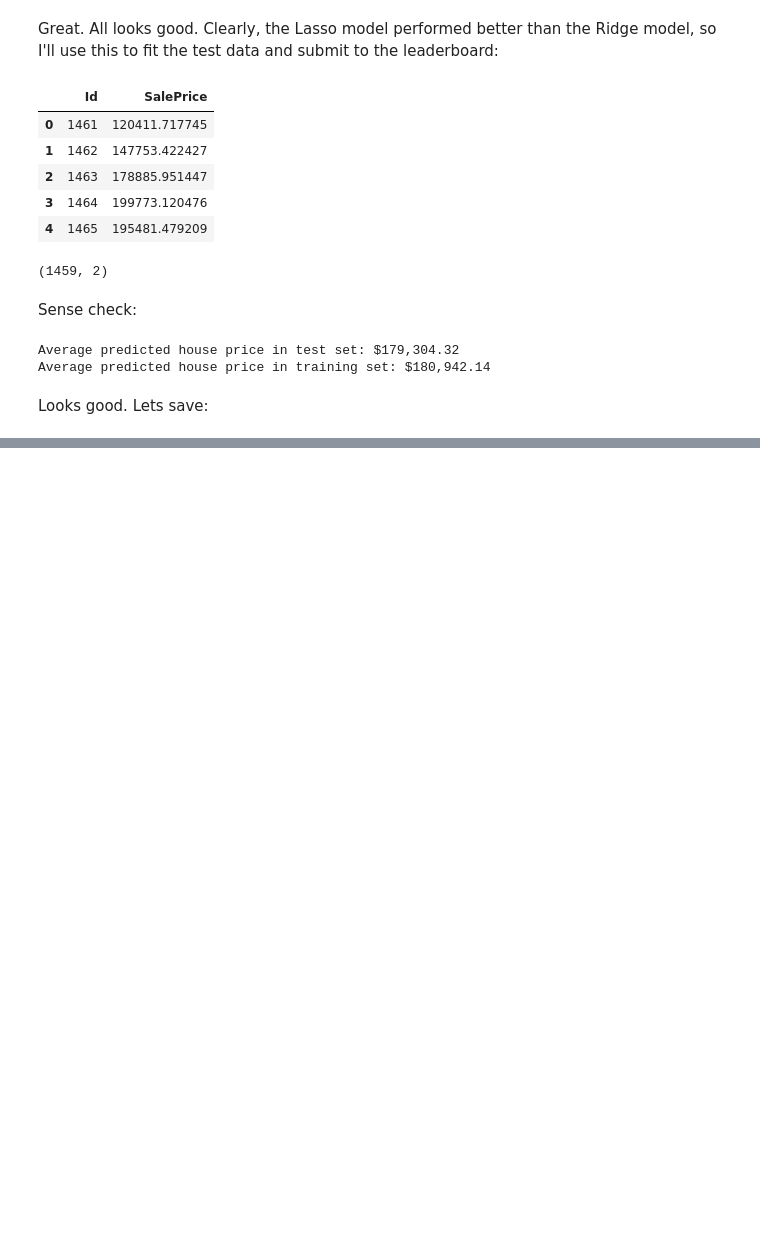
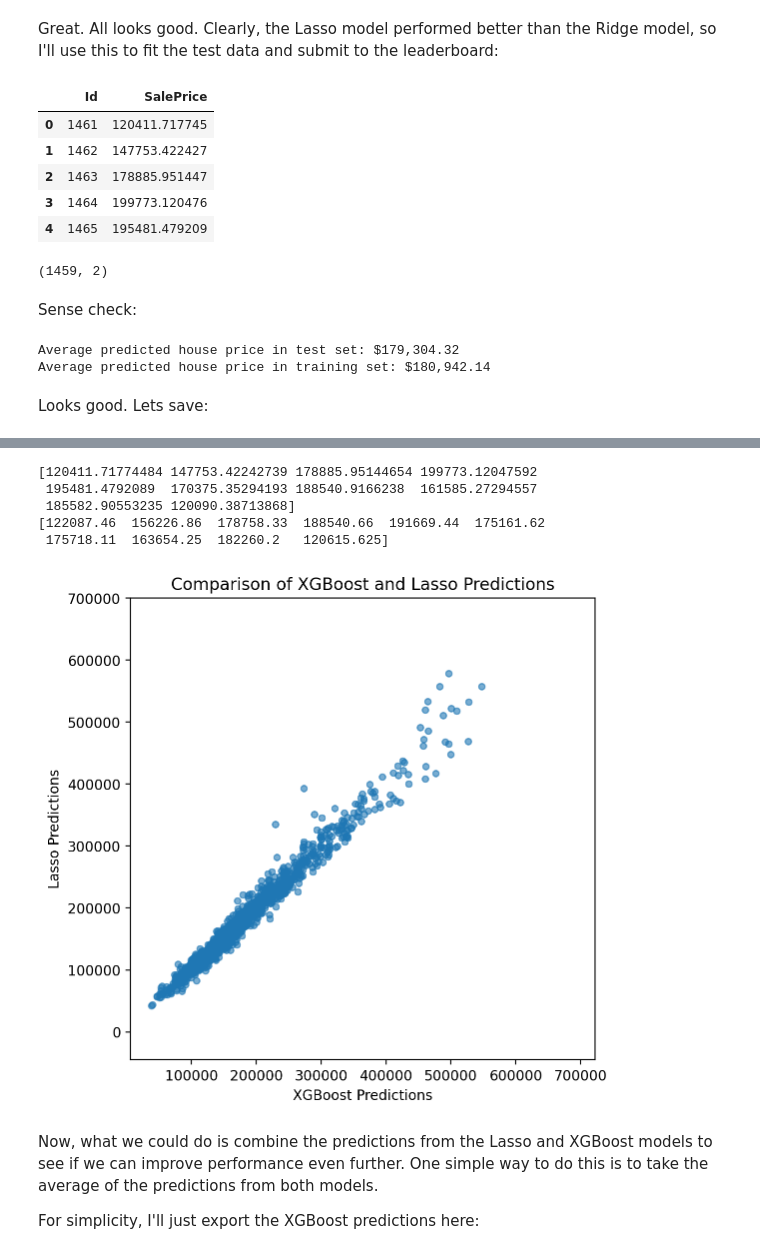
Before and after one commit to arikatz123/house-prices-ml, a Jupyter notebook: notebooks/linear_regression_models.ipynb, the cells around one changed output, grey strips where cells are left out. Cells and saved outputs as stored; diff of their text form; code cells hidden in the pictures; blank space fills up the shorter version.

```diff
--- a/notebooks/linear_regression_models.ipynb
+++ b/notebooks/linear_regression_models.ipynb
@@ -592,0 +658,14 @@ results_df.to_csv(Path('../outputs/submissions/LASSO_submission.csv'), index=Fal
+# %%
+xbgoost_model = xgb.XGBRegressor(n_estimators = 300, max_depth=3, learning_rate=0.05)
+xbgoost_model.fit(X_train_full, y_train_full)
+
+xgboost_preds = xbgoost_model.predict(X_test_no_id) #predictions in log scale, so we need to unwind
+xgboost_preds = np.exp(xgboost_preds)   # unwind the log transformation to get actual sale prices
+
+results_df = pd.DataFrame({
+    'Id': X_test['Id'],
+    'SalePrice': xgboost_preds
+})
+
+display(results_df.head())
+display(results_df.shape)
@@ -592,0 +680,27 @@ results_df.to_csv(Path('../outputs/submissions/LASSO_submission.csv'), index=Fal
+# %%
+print(y_test_pred[:10])
+
+print(xgboost_preds[:10])
+# %% [output]
+[120411.71774484 147753.42242739 178885.95144654 199773.12047592
+ 195481.4792089  170375.35294193 188540.9166238  161585.27294557
+ 185582.90553235 120090.38713868]
+[122087.46  156226.86  178758.33  188540.66  191669.44  175161.62
+ 175718.11  163654.25  182260.2   120615.625]
+# %%
+predictions = pd.DataFrame(
+    {"xgb_predictions": xgboost_preds, "lasso_predictions": y_test_pred}
+)
+
+predictions.plot(kind='scatter', x='xgb_predictions', y='lasso_predictions', alpha=0.6)
+plt.xlabel("XGBoost Predictions")
+plt.ylabel("Lasso Predictions")
+plt.ylim(top=700000)
+plt.title("Comparison of XGBoost and Lasso Predictions")
+plt.show()
+# %% [output]
+[figure, added]
+# %% [markdown]
+Now, what we could do is combine the predictions from the Lasso and XGBoost models to see if we can improve performance even further. One simple way to do this is to take the average of the predictions from both models.
+
+For simplicity, I'll just export the XGBoost predictions here:
```
Also changed, not shown: parts of 9 cells of this notebook, 2 other files.
